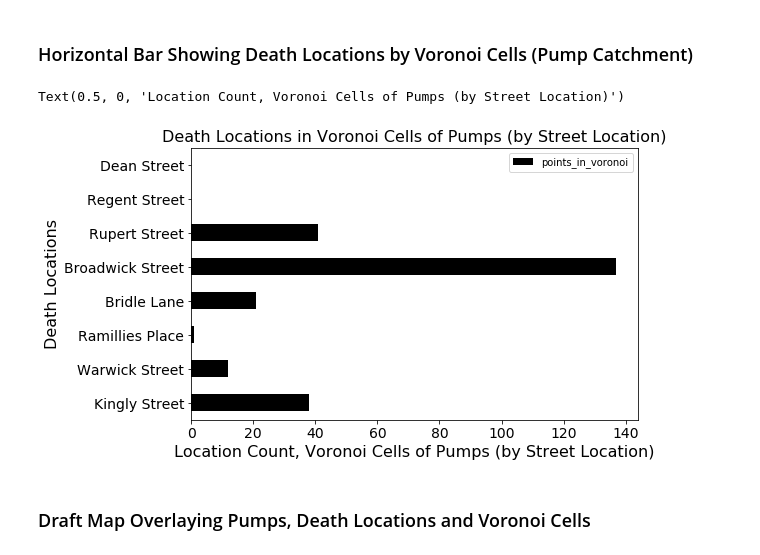
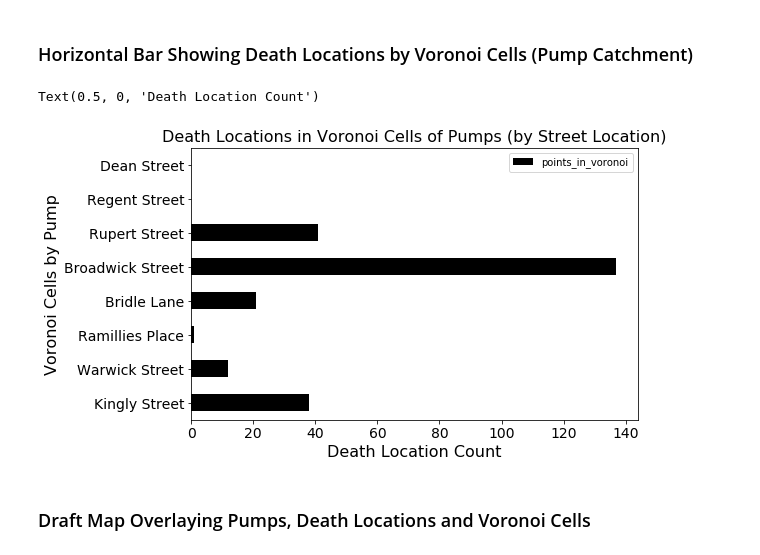
Before and after one commit to nravilla/1854-Cholera-Outbreak-London-Advanced-2, a Jupyter notebook: NB04-Constructing-Voronoi-Polygons.ipynb, the cells around one changed output. Saved outputs shown, nothing was run; the diff lists cells and outputs as text; code cells hidden in the pictures.

```diff
--- a/NB04-Constructing-Voronoi-Polygons.ipynb
+++ b/NB04-Constructing-Voronoi-Polygons.ipynb
@@ -509,13 +506,13 @@ clipped_voronoi_counts_gdf.to_file("outputs/clipped_voronoi_counts.json", driver
 # %%
 ax = pd.DataFrame(clipped_voronoi_counts_gdf)\
     .plot.barh(y='points_in_voronoi', x='Street', color='k', figsize=(8,5))
 ax.set_title('Death Locations in Voronoi Cells of Pumps (by Street Location)', fontsize=16)
 ax.tick_params(axis = 'both', which = 'major', labelsize = 14)
-ax.set_ylabel('Death Locations', fontsize=16)
-ax.set_xlabel('Location Count, Voronoi Cells of Pumps (by Street Location)', fontsize=16)
+ax.set_ylabel('Voronoi Cells by Pump', fontsize=16)
+ax.set_xlabel('Death Location Count', fontsize=16)
 # %% [output]
-Text(0.5, 0, 'Location Count, Voronoi Cells of Pumps (by Street Location)')
+Text(0.5, 0, 'Death Location Count')
-[figure, old version]
+[figure, new version]
 # %% [markdown]
 ### Draft Map Overlaying Pumps, Death Locations and Voronoi Cells
 # %%
```
Also changed, not shown: parts of 2 cells of this notebook, 7 other files.
